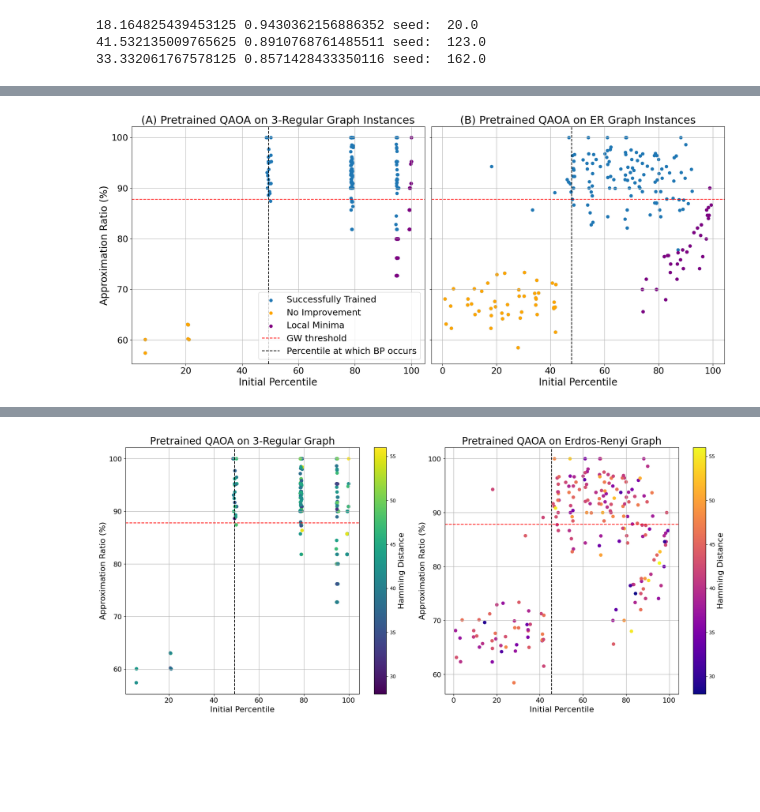
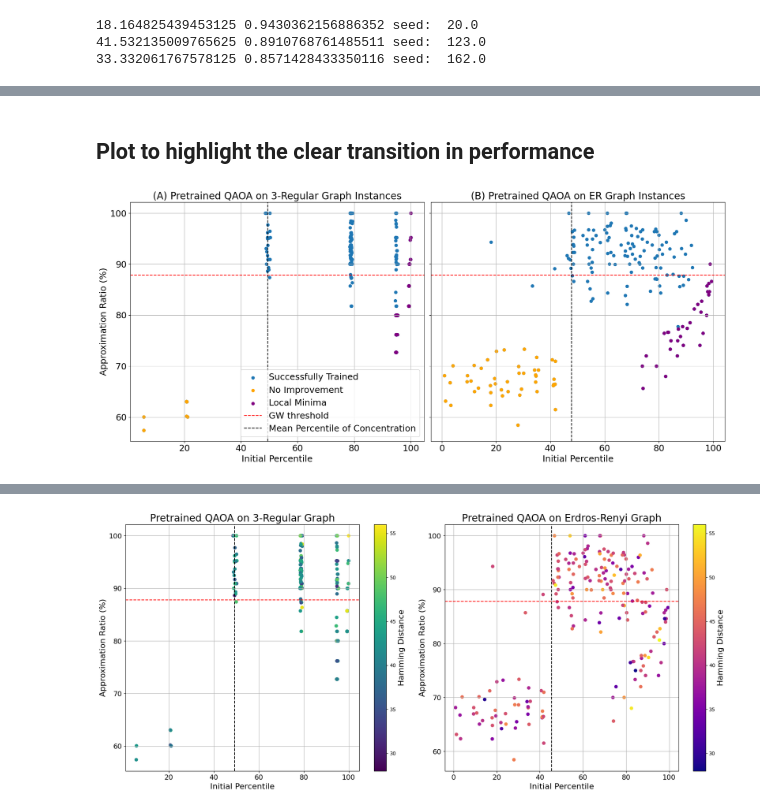
Before and after one commit to Matthausz/Thesis, a Jupyter notebook: Part 2/Section3_3.ipynb, the cells around one changed output, grey strips where cells are left out. Drawn from its saved outputs; the diff is of its cells as text; code cells hidden in the pictures; blank space fills up the shorter version.

```diff
--- a/Part 2/Section3_3.ipynb
+++ b/Part 2/Section3_3.ipynb
@@ -624,17 +627,17 @@ plt.show()
 qubits =[6,8,10,12,14,16]
 trials= 200
 # %%
-#Empirical expected initial percentile for random QAOA
-n=16
+#Empirical expected initial percentile for random QAOA of one graph instance at each problem size
+
 p=n**2
 all_trials = []
-for t in range(trials):
-    G=mQAOA.random_graph(n,G_type="random",weighted=False,seed=t)
-    result0,c=Standard_QAOA(G,n,p)
-    if max(c) == 0:
-        continue
-    percentile=stats.percentileofscore(c, result0,kind="rank")
-    all_trials.append(percentile)
-print("For n=",n)
-print("Average percentile: ",np.mean(all_trials), "std: ", np.std(all_trials))
+costs = []
+for n in qubits:
+    costs = []
+    for t in range(50):
+        G=QAOA.random_graph(n,G_type="random",weighted=False,seed=1,p=0.3) # fixed graph
+        result0,c=Standard_QAOA(G,n,p)
+        costs.append(result0)
+    print("Mean cost accross total disribution: ",np.mean(c))
+    print("Mean initial cost: ",np.mean(costs),"Variance in the costs: ",np.var(costs))
 # %% [output]
@@ -1060,14 +1099,15 @@ total/len(start_below)
+# %% [markdown]
+## Plot to highlight the clear transition in performance
 # %%
 fig, axs = plt.subplots(1, 2, figsize=(18, 8),sharey=True)  # Increased height for better readability
 
-seeds_LM_ER=np.array(Pretrained_3R_results['seeds'])[indices_LM_ER]
-seeds_LM_3R=np.array(Pretrained_3R_results['seeds'])[indices_LM_3R]
-
 # Define font sizes
-title_fontsize = 22
-label_fontsize = 20
+title_fontsize = 20
+label_fontsize = 18
 tick_fontsize = 18
 
+seeds_LM_ER=np.array(Pretrained_ER_results['seeds'])[indices_LM_ER]
+seeds_LM_3R=np.array(Pretrained_3R_results['seeds'])[indices_LM_3R]
 # First scatter plot on the left subplot
 axs[0].scatter(
     np.array(percentiles_3R)[:,0],
@@ -1077,7 +1117,7 @@ axs[0].scatter(
 axs[0].scatter(
     np.array(percentiles_3R)[seeds_BP_3R,0],
     100*np.array(percentiles_3R)[seeds_BP_3R,1],
-    color='orange' ,
+    color='orange',
     label="No Improvement"
 )
 axs[0].scatter(
@@ -1094,38 +1134,38 @@ axs[0].set_xlabel('Initial Percentile', fontsize=label_fontsize)
 axs[0].set_ylabel('Approximation Ratio (%)', fontsize=label_fontsize)
 axs[0].tick_params(axis='both', which='major', labelsize=tick_fontsize)
 axs[0].grid(True)
-axs[0].axhline(y=87.8, color='red', linestyle='--',label="GW threshold")
-axs[0].axvline(x=np.mean(Rall_trials16_3R), color='black', linestyle='--', label="Percentile at which BP occurs")
+axs[0].axhline(y=87.8, color='red', linestyle='--',label="GW threshold")  # Add horizontal line at 87.8
+axs[0].axvline(x=np.mean(Rall_trials16_3R), color='black', linestyle='--', label="Mean Percentile of Concentration")
 axs[0].legend(loc='lower right', fontsize=18)
 
 # Second scatter plot on the right subplot
 axs[1].scatter(
     np.array(percentiles_ER)[:,0],
     100*np.array(percentiles_ER)[:,1]
 )
 axs[1].scatter(
     np.array(percentiles_ER)[seeds_BP_ER,0],
     100*np.array(percentiles_ER)[seeds_BP_ER,1],
     color='orange'
 )
 axs[1].scatter(
     np.array(percentiles_ER)[seeds_LM_ER,0],
     100*np.array(percentiles_ER)[seeds_LM_ER,1],
     color='purple'
 )
 
 axs[1].set_title(
     '(B) Pretrained QAOA on ER Graph Instances',
     fontsize=title_fontsize
 )
 axs[1].set_xlabel('Initial Percentile', fontsize=label_fontsize)
 axs[1].tick_params(axis='both', which='major', labelsize=tick_fontsize)
 axs[1].grid(True)
-axs[1].axhline(y=87.8, color='red', linestyle='--',label="GW threshold")
-axs[1].axvline(x=np.mean(Rall_trials16_ER), color='black', linestyle='--',label="Mean BP percentile")
+axs[1].axhline(y=87.8, color='red', linestyle='--',label="GW threshold")  # Add horizontal line at 87.8
+axs[1].axvline(x=np.mean(Rall_trials16_ER), color='black', linestyle='--',label="Percentile at which BP occurs")
 
 
 # Adjust layout to prevent overlap
 plt.tight_layout()
 # %% [output]
-[figure, old version]
+[figure, new version]
```
Also changed, not shown: parts of 12 cells of this notebook, 2 other files.
